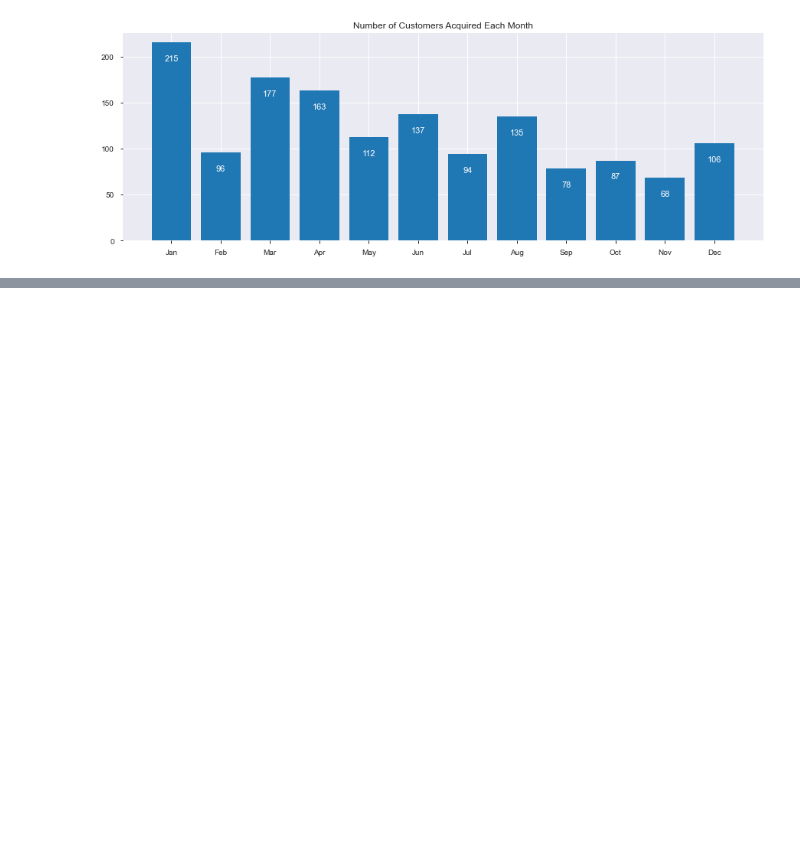
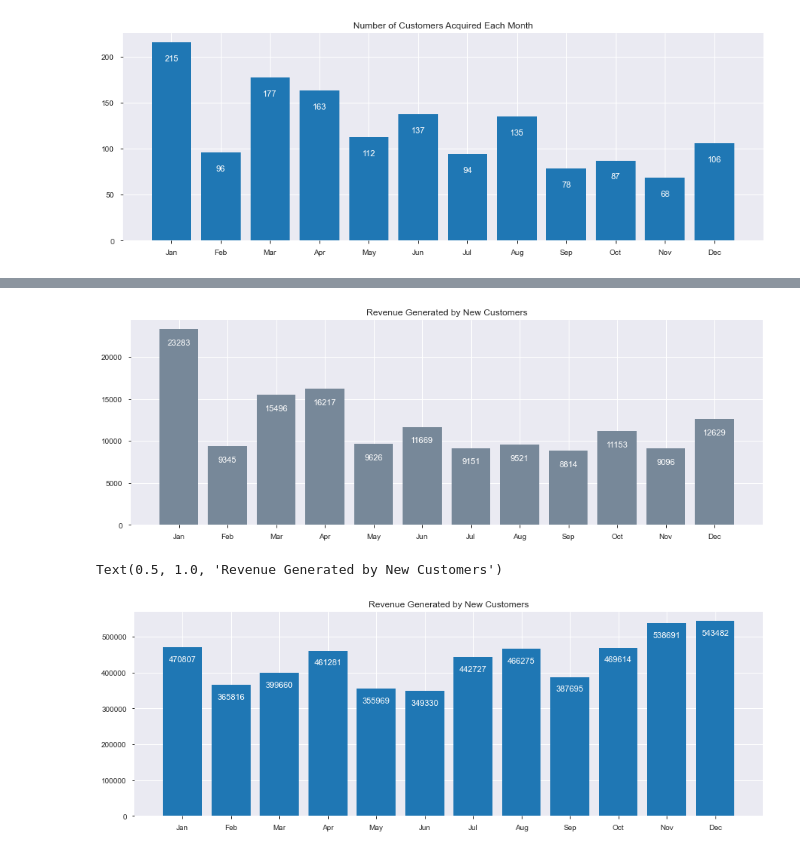
Before and after one commit to punits152/Marketing_Insights, a Jupyter notebook: total_assignment.ipynb, the cells around one changed output, grey strips where cells are left out. Cells and saved outputs as stored; diff of their text form; code cells hidden in the pictures; blank space fills up the shorter version.

```diff
--- a/total_assignment.ipynb
+++ b/total_assignment.ipynb
@@ -199,0 +219,24 @@ for bar in bars:
+# %%
+# ALL THE CUSTOMERS THAT ARE NEW IN ANY MONTH
+df_new = df_eda[~df_eda.CustomerID.duplicated()].groupby("Month")[["CustomerID","Invoice_Value"]].agg({"CustomerID":"count","Invoice_Value":sum}).reindex(["Jan","Feb","Mar","Apr","May","Jun","Jul","Aug","Sep","Oct","Nov","Dec"]).reset_index()
+# ALL THE CUSTOMERS THAT ARE ALREADY CUSTOMERS
+df_existing = df_eda[df_eda.CustomerID.duplicated()].groupby("Month")[["CustomerID","Invoice_Value"]].agg({"CustomerID":"count","Invoice_Value":sum}).reindex(["Jan","Feb","Mar","Apr","May","Jun","Jul","Aug","Sep","Oct","Nov","Dec"]).reset_index()
+# %%
+plt.figure(figsize = (15,5))
+bars = plt.bar(df_new.Month,df_new.Invoice_Value,color='lightslategrey')
+plt.title("Revenue Generated by New Customers")
+for bar in bars:
+    plt.gca().text(bar.get_x() + bar.get_width()/2, bar.get_height() - 1900, str(int(bar.get_height())),
+                 ha='center', color='w', fontsize=11)
+plt.show()
+
+plt.figure(figsize=(15,5))
+bars = plt.bar(df_new.Month,df_existing.Invoice_Value)
+for bar in bars:
+    plt.gca().text(bar.get_x() + bar.get_width()/2, bar.get_height() - 40000, str(int(bar.get_height())),
+                 ha='center', color='w', fontsize=11)
+plt.title("Revenue Generated by New Customers")
+# %% [output]
+[figure, added]
+Text(0.5, 1.0, 'Revenue Generated by New Customers')
+[figure, added]
```
Also changed, not shown: parts of 31 cells of this notebook.
